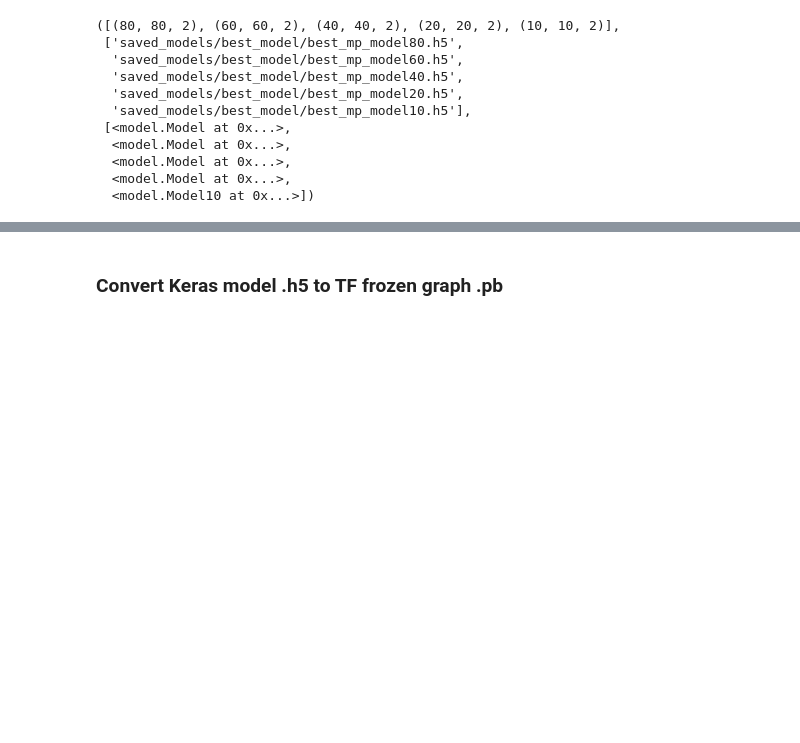
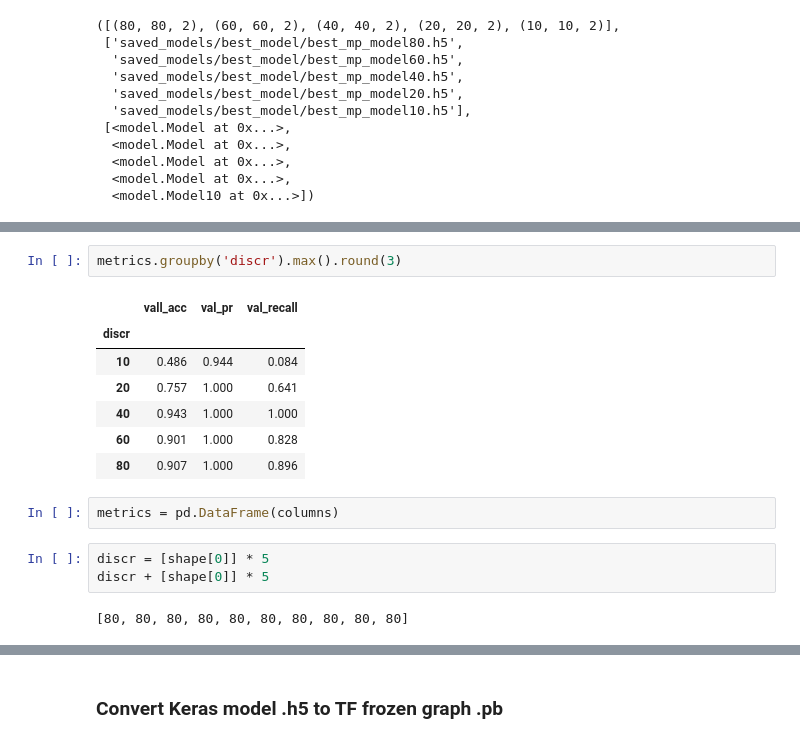
Before and after one commit to EvgeniiMunin/gnss-multipath-detector, a Jupyter notebook: convert_keras_ncs2_mpcnn_runtime_inf.ipynb, the cells around one changed output, grey strips where cells are left out. Cells and saved outputs as stored; diff of their text form; blank space fills up the shorter version.

```diff
--- a/convert_keras_ncs2_mpcnn_runtime_inf.ipynb
+++ b/convert_keras_ncs2_mpcnn_runtime_inf.ipynb
@@ -164,0 +334,17 @@ for model, h5_path, shape in zip(models_mp, h5_paths, shapes):
+# %%
+metrics.groupby('discr').max().round(3)
+# %% [output]
+|  | vall_acc | val_pr | val_recall |
+| discr |  |  |  |
+| 10 | 0.486 | 0.944 | 0.084 |
+| 20 | 0.757 | 1.000 | 0.641 |
+| 40 | 0.943 | 1.000 | 1.000 |
+| 60 | 0.901 | 1.000 | 0.828 |
+| 80 | 0.907 | 1.000 | 0.896 |
+# %%
+metrics = pd.DataFrame(columns)
+# %%
+discr = [shape[0]] * 5
+discr + [shape[0]] * 5
+# %% [output]
+[80, 80, 80, 80, 80, 80, 80, 80, 80, 80]
```
Also changed, not shown: parts of 16 cells of this notebook.
